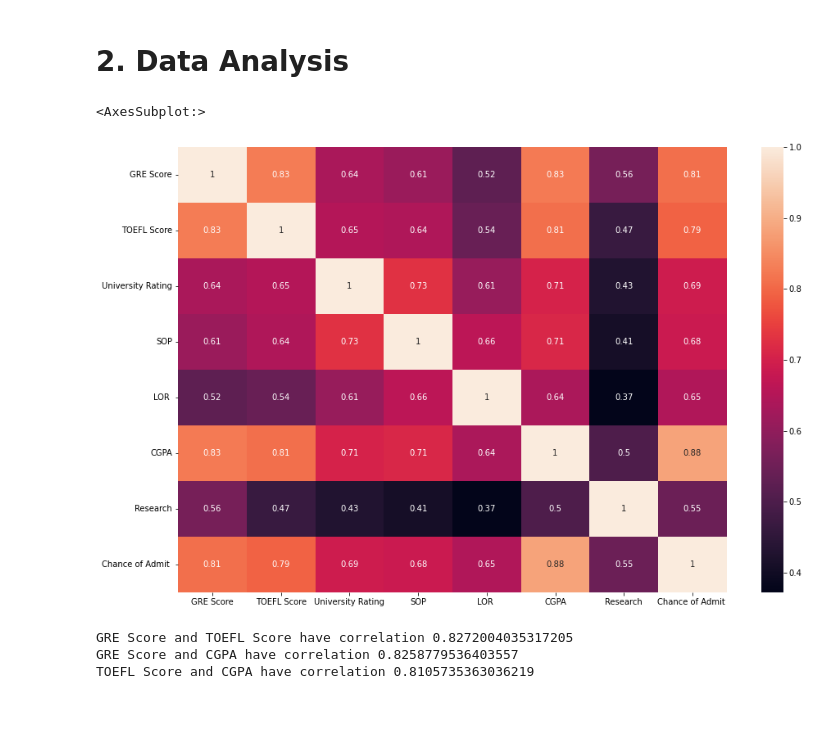
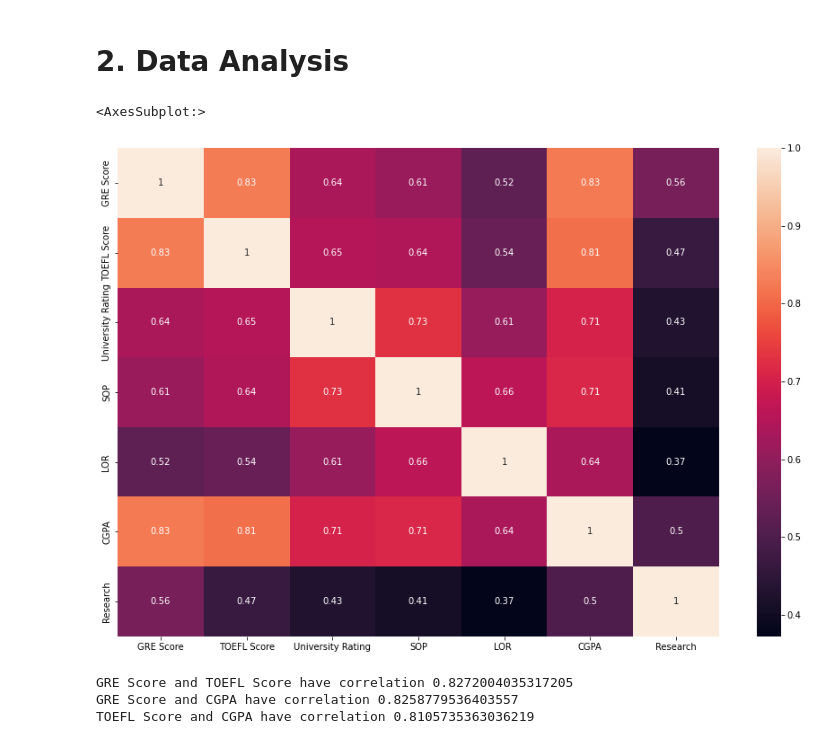
Before and after one commit to utkuozbudak/graduate_admission, a Jupyter notebook: graduate_admission.ipynb, the cells around one changed output. Saved outputs shown, nothing was run; the diff lists cells and outputs as text; code cells hidden in the pictures; blank space fills up the shorter version.

```diff
--- a/graduate_admission.ipynb
+++ b/graduate_admission.ipynb
@@ -63,10 +63,10 @@ data.head()
 # %%
 # Pearson Correlation
 plt.figure(figsize=(15,10))
-sns.heatmap(data.corr(), annot=True)
+sns.heatmap(data.drop('Chance of Admit ', axis=1).corr(), annot=True)
 # %% [output]
 <AxesSubplot:>
-[figure, old version]
+[figure, new version]
 # %%
 # See features with high correlation (>0.8)
 
```
Also changed, not shown: parts of 1 cell of this notebook.
